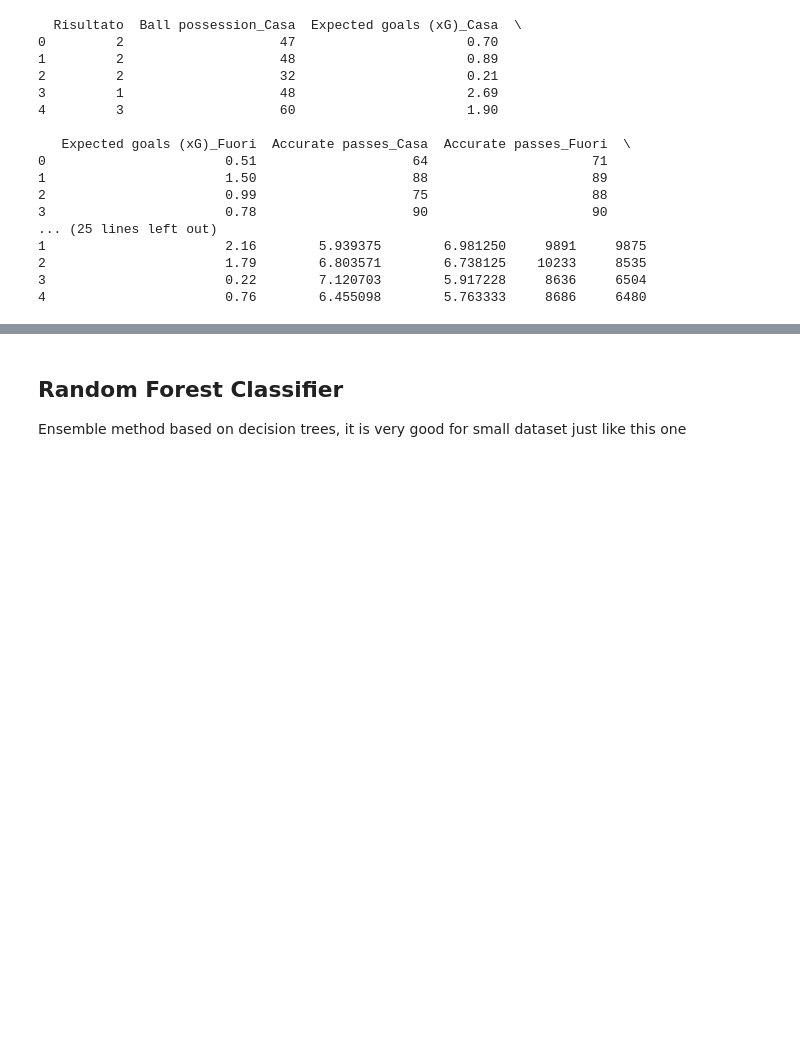
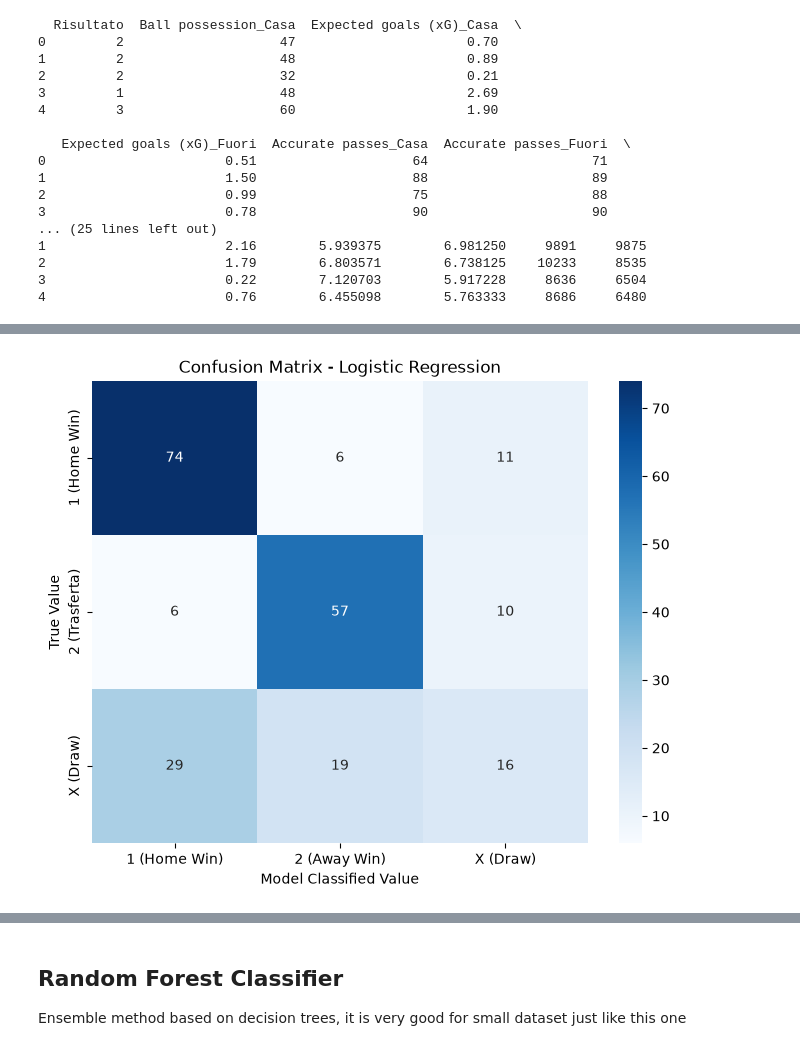
Before and after one commit to piro22/SerieA_DSFB_Project, a Jupyter notebook: API_App/model_training.ipynb, the cells around one changed output, grey strips where cells are left out. Cells and saved outputs as stored; diff of their text form; code cells hidden in the pictures; blank space fills up the shorter version.

Commit message:
3 models LogReg, RanFor, GrBoost

```diff
--- a/API_App/model_training.ipynb
+++ b/API_App/model_training.ipynb
@@ -169,0 +182,16 @@ Is the classic model used with sport datasets because it can also give the proba
+# %%
+
+df = pd.read_excel("trainable_dataset.xlsx", engine='openpyxl', dtype={'Risultato': str})
+df['Risultato'] = df['Risultato'].replace('X', '3')
+df.columns = df.columns.str.strip()
+
+
+X = df.drop(columns=['Risultato', 'Home_ID', 'Away_ID']).fillna(0)
+y = df['Risultato']
+
+
+
+# stratify=y garantisce la stessa proporzione di valori target nei due set
+X_train, X_test, y_train, y_test = train_test_split(
+    X, y, test_size=0.2, random_state=42, stratify=y
+)
@@ -169,0 +200,6 @@ Is the classic model used with sport datasets because it can also give the proba
+# %%
+# Scaliamo sia test che train
+scaler = StandardScaler()
+
+X_train_scaled = scaler.fit_transform(X_train)
+X_test_scaled = scaler.transform(X_test)
@@ -169,0 +208,9 @@ Is the classic model used with sport datasets because it can also give the proba
+# %%
+
+print("Addestramento della Regressione Logistica in corso...")
+
+log_reg = LogisticRegression(solver='lbfgs', max_iter=1000, random_state=42) # dovrebbe capire da solo che è multiclass
+log_reg.fit(X_train_scaled, y_train)
+
+
+y_pred = log_reg.predict(X_test_scaled)
@@ -169,0 +242,12 @@ Is the classic model used with sport datasets because it can also give the proba
+# %%
+cm = confusion_matrix(y_test, y_pred, labels=['1', '2', '3'])
+plt.figure(figsize=(8, 6))
+sns.heatmap(cm, annot=True, fmt='d', cmap='Blues',
+            xticklabels=['1 (Home Win)', '2 (Away Win)', 'X (Draw)'],
+            yticklabels=['1 (Home Win)', '2 (Trasferta)', 'X (Draw)'])
+plt.title('Confusion Matrix - Logistic Regression')
+plt.xlabel('Model Classified Value')
+plt.ylabel('True Value')
+plt.show()
+# %% [output]
+[figure, added]
```
Also changed, not shown: parts of 65 cells of this notebook, 3 other files.
